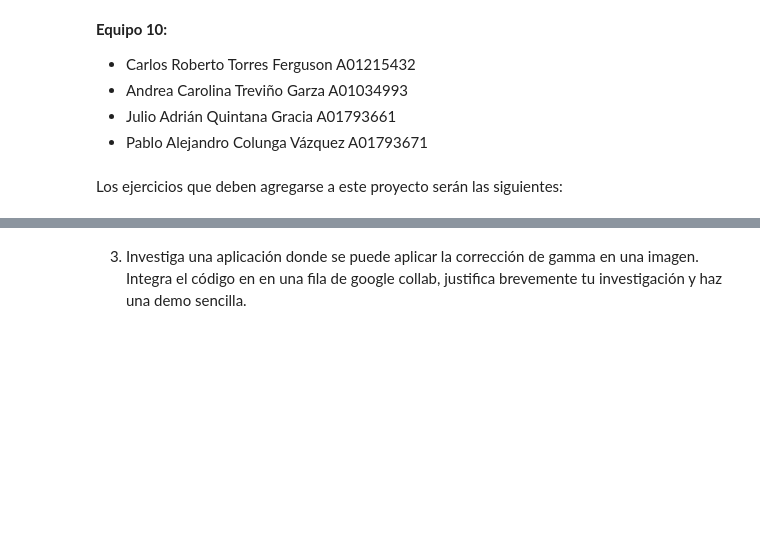
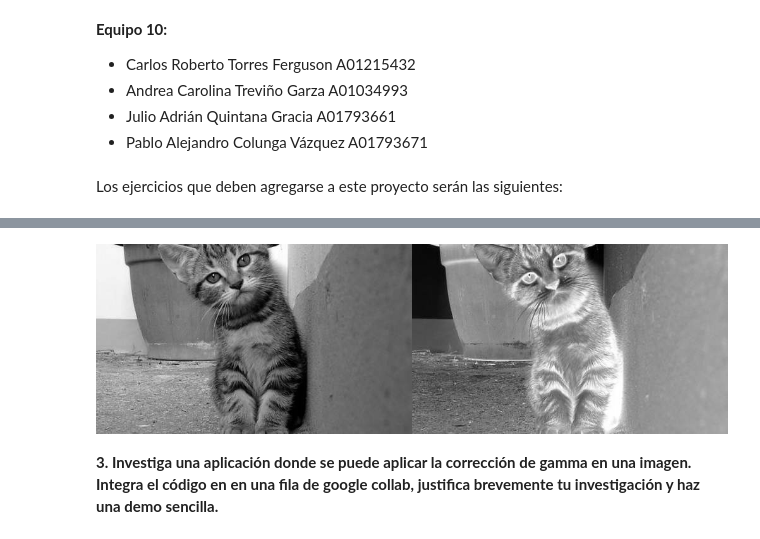
Before and after one commit to andreac941/ComputerVision-Eq3, a Jupyter notebook: SimpleImageProcessing_Eq10.ipynb, the cells around one changed output, grey strips where cells are left out. Drawn from its saved outputs; the diff is of its cells as text; code cells hidden in the pictures; blank space fills up the shorter version.

```diff
--- a/SimpleImageProcessing_Eq10.ipynb
+++ b/SimpleImageProcessing_Eq10.ipynb
@@ -17,2 +38,8 @@ Los ejercicios que deben agregarse a este proyecto serán las siguientes:
+# %%
+negImg = 255 - myGrayImg
+final_frame = cv.hconcat((myGrayImg, negImg))
+cv2_imshow(final_frame)
+# %% [output]
+[figure, added]
 # %% [markdown]
-3.   Investiga una aplicación donde se puede aplicar la corrección de gamma en una imagen. Integra el código en en una fila de google collab, justifica brevemente tu investigación y haz una demo sencilla.
+**3.   Investiga una aplicación donde se puede aplicar la corrección de gamma en una imagen. Integra el código en en una fila de google collab, justifica brevemente tu investigación y haz una demo sencilla.**
```
Also changed, not shown: parts of 7 cells of this notebook.
